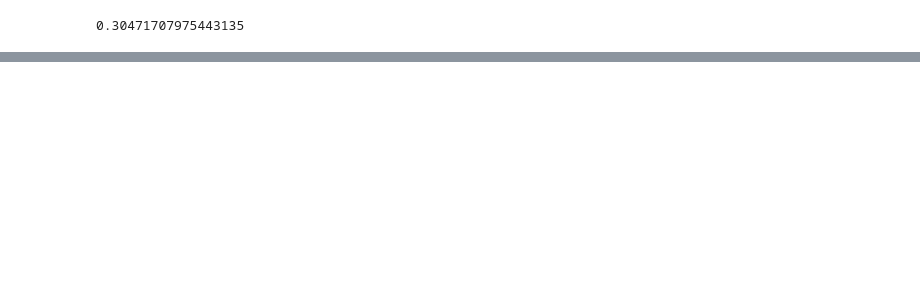
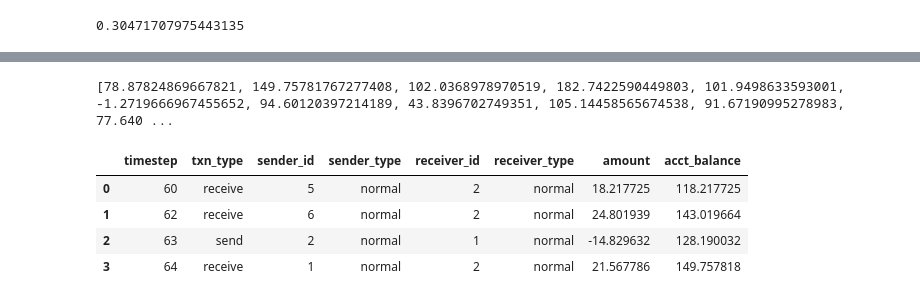
Before and after one commit to nouyang/fake-banking-data, a Jupyter notebook: 0b - main_pt2.ipynb, the cells around one changed output, grey strips where cells are left out. Saved outputs shown, nothing was run; the diff lists cells and outputs as text; code cells hidden in the pictures; blank space fills up the shorter version.

```diff
--- a/0b - main_pt2.ipynb
+++ b/0b - main_pt2.ipynb
@@ -96,6 +99,7 @@ class BankAgent(ap.Agent):
         self.type = None
         self.acct_balance = None
         self.mean_txns = 4
+        self.send_txn_times = []
 
         self.txns = pd.DataFrame(
                 columns=['timestep', 'txn_type', 'sender_id', 'sender_type',
@@ -111,36 +115,32 @@ class BankAgent(ap.Agent):
     def transact(self, timestep):
         p_txn = self.txn_probabilities[timestep-1] * self.mean_txns
         if np.random.random() < p_txn and self.acct_balance > 0:
+            self.send_txn_times.append(timestep)
             # randomly choose partner
-            partner = self.model.agents.random()
+            my_partner = self.model.agents.random() # we get a list back
+            my_partner = my_partner.to_list()[0]
             # randomly choose amount
             amount = self.txn_amts[timestep]
 
             # calculations
-            partner.acct_balance += amount
+            my_partner.acct_balance += amount
             self.acct_balance -= amount
 
-            print(
-                f' Transaction @ step: {timestep} with ptxn: {p_txn:.2f}, '
-                f'amt: {amount:.2f} from: {self.id}->{partner.id}, '
-                f'({self.type} to {partner.type}), new balance: {self.acct_balance:.1f}'
-            )
-
-            # record
-            my_partner = partner.to_list()[0]
+            if DEBUG:
+                print(
+                    f' Transaction @ step: {timestep} with ptxn: {p_txn:.2f}, '
+                    f'${amount:.2f} from: {self.id}->{my_partner.id}, '
+                    f'({self.type} to {my_partner.type}), new balance: {self.acct_balance:.1f}'
+                )
 
             # Note that txn_type is redundant info (e.g. can be derived from +/- of amount)
             self.txns.loc[len(self.txns.index)] = [
                 timestep, 'send', self.id, self.type, my_partner.id, my_partner.type,
                 -amount, self.acct_balance]
 
-            #print('PARTNER TXNS', partner.to_list()[0].txns)
             my_partner.txns.loc[len(my_partner.txns.index)] = [
                 timestep, 'receive', self.id, self.type, my_partner.id, my_partner.type,
                 amount, my_partner.acct_balance]
-            #.loc[len(partner.txns.index)] = [
-            #    timestep, *partner.id, partner.type, self.id, self.type,
-            #    amount, partner.acct_balance]
 # %% [markdown]
 # parameters
 # %%
@@ -229,28 +220,28 @@ class BankModel(ap.Model):
         for agent in self.agents:
             agent.setup_txn_amts(
                 mean=20, stddev=5, total_steps=self.p.steps)
-                #mean=100, stddev=10, total_steps=self.p.mean_txns * 5)
+                #mean=20, stddev=5, total_steps=self.p.mean_txns * 5)
             # TODO: maybe I should make smaller table...?
-            # b ut then need to index into it, not by timestep
+            # but then need to index into it, not by timestep
             # fundamental issue is ... wanting a same set of rngs for each agent
             # but cannot call at each timestep -- would get same value -- so instead pregenerate the values for all timesteps and then index into that
             #print(agent.txn_amts)
             #print(agent.id)
             #print(agent.type)
 
-
     def step(self):
         self.agents.transact(self.t)
 
     def update(self):
-        #self.record(foo_bar)
         total_txns = 0
         for agent in self.agents:
-            total_txns += agent.txns.shape[0]
-        ('num txns (across all agents)', total_txns)
+            num_txns = agent.txns[agent.txns.txn_type == 'send'].shape[0]
+            total_txns += num_txns
+        print('num txns (across all agents)', total_txns)
 
     def end(self):
-        self.agents.record('txns')
+        self.agents.record('send_txn_times')
+        #self.agents.record('txns')
 # %%
 np.random.default_rng(42).normal()
 # %% [output]
@@ -309,0 +316,15 @@ for agent in model.agents:
+# %%
+model.agents.acct_balance
+# %% [output]
+[78.87824869667821, 149.75781767277408, 102.0368978970519, 182.7422590449803, 101.9498633593001, -1.2719666967455652, 94.60120397214189, 43.8396702749351, 105.14458565674538, 91.67190995278983, 77.640 ...
+# %%
+#sns.histplot(model.agents.acct_balance)
+model.agents[0].txns#.where('txn_type
+model.agents.txns.shape
+model.agents.txns[1]
+# %% [output]
+|  | timestep | txn_type | sender_id | sender_type | receiver_id | receiver_type | amount | acct_balance |
+| 0 | 60 | receive | 5 | normal | 2 | normal | 18.217725 | 118.217725 |
+| 1 | 62 | receive | 6 | normal | 2 | normal | 24.801939 | 143.019664 |
+| 2 | 63 | send | 2 | normal | 1 | normal | -14.829632 | 128.190032 |
+| 3 | 64 | receive | 1 | normal | 2 | normal | 21.567786 | 149.757818 |
```
Also changed, not shown: parts of 10 cells of this notebook.
